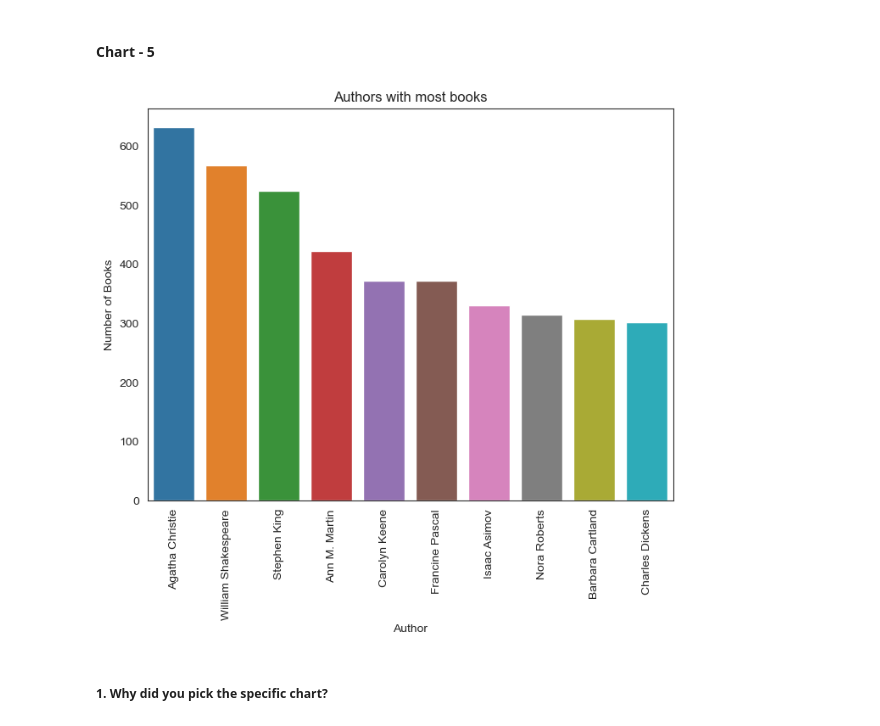
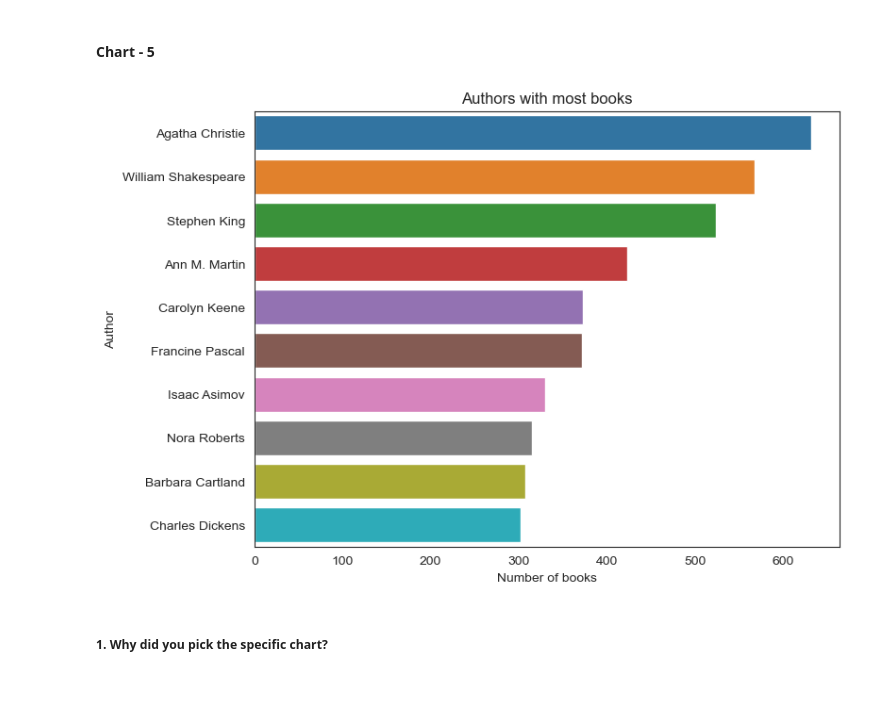
Before and after one commit to pra-sh-ant/Book-Recommendation-System, a Jupyter notebook: BOOK_RECOMMENDER_SYSTEM.ipynb, the cells around one changed output. Saved outputs shown, nothing was run; the diff lists cells and outputs as text; code cells hidden in the pictures; blank space fills up the shorter version.

```diff
--- a/BOOK_RECOMMENDER_SYSTEM.ipynb
+++ b/BOOK_RECOMMENDER_SYSTEM.ipynb
@@ -102,8 +104,8 @@ warnings.filterwarnings("ignore")
 # %%
 #Load dataset from local
-books = pd.read_csv("Books.csv",low_memory=False,error_bad_lines=False,encoding="latin-1")
-ratings = pd.read_csv("Ratings.csv",low_memory=False,error_bad_lines=False,encoding="latin-1")
-users = pd.read_csv("Users.csv",low_memory=False,error_bad_lines=False,encoding="latin-1")
+books = pd.read_csv("Books.csv",low_memory=False,encoding="latin-1")
+ratings = pd.read_csv("Ratings.csv",low_memory=False,encoding="latin-1")
+users = pd.read_csv("Users.csv",low_memory=False,encoding="latin-1")
 # %% [markdown]
 ### Dataset First View
 # %%
@@ -367,6 +366,7 @@ print(missing_books.to_string())
 books.loc[128890, 'Publisher'] = 'Mundania Press LLC'
 books.loc[129037, 'Publisher'] = 'Bantam'
 books.loc[187689, 'Book-Author'] = 'Larissa Anne Downes'
+books.loc[118033, 'Book-Author'] = 'Unknown'
 # %%
 # Define a function to replace values in the DataFrame
 def replace_df_value(df, index, column, value):
@@ -594,8 +655,8 @@ array(['2002', '2001', '1991', '1999', '2000', '1993', '1996', '1988',
 #converting year of publication to numeric
 books['Year-Of-Publication'] = pd.to_numeric(books['Year-Of-Publication'], errors='coerce')
 # %%
-#The value 0 for Year-Of_Publication is invalid and as this dataset was published in 2004, We have assumed that the years after 2006 to be invalid and setting invalid years as NaN values
-books.loc[(books['Year-Of-Publication'] > 2006) | (books['Year-Of-Publication'] == 0), 'Year-Of-Publication'] = np.NAN
+#update code with removing year of publication outliers <1900 and >2006
+books.loc[(books['Year-Of-Publication'] > 2006) | (books['Year-Of-Publication'] < 1900), 'Year-Of-Publication'] = np.NAN
 #filling NaN values with mean
 books['Year-Of-Publication'].fillna(round(books['Year-Of-Publication'].mean()), inplace=True)
 # %%
@@ -733,16 +803,15 @@ Answer Here
 #### Chart - 5
 # %%
 # Chart - 5 visualization code
-#authors with most books
+#authors with most books in horizontal bar chart
 plt.figure(figsize=(8,6))
-sns.barplot(x=books['Book-Author'].value_counts()[:10].index, y=books['Book-Author'].value_counts()[:10])
+sns.barplot(y=books['Book-Author'].value_counts()[:10].index, x=books['Book-Author'].value_counts()[:10])
 plt.title('Authors with most books')
-plt.xlabel('Author')
-plt.ylabel('Number of Books')
-plt.xticks(rotation=90)
+plt.xlabel('Number of books')
+plt.ylabel('Author')
 plt.show()
 # %% [output]
-[figure, old version]
+[figure, new version]
 # %% [markdown]
 ##### 1. Why did you pick the specific chart?
 # %% [markdown]
```
Also changed, not shown: parts of 31 cells of this notebook.
